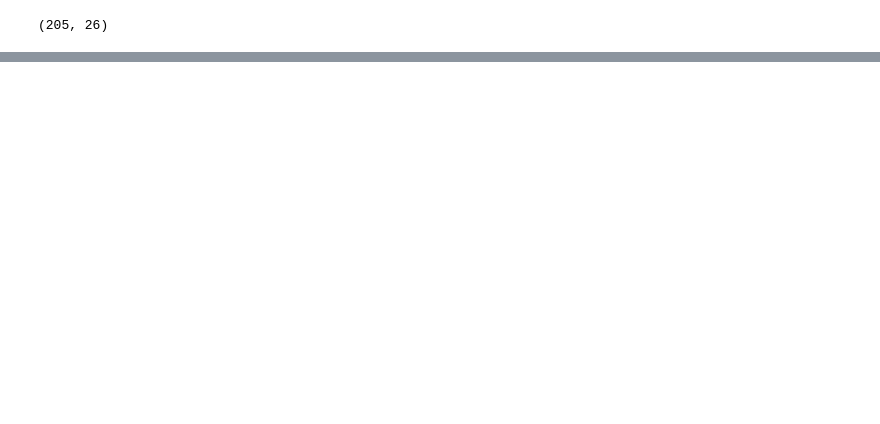
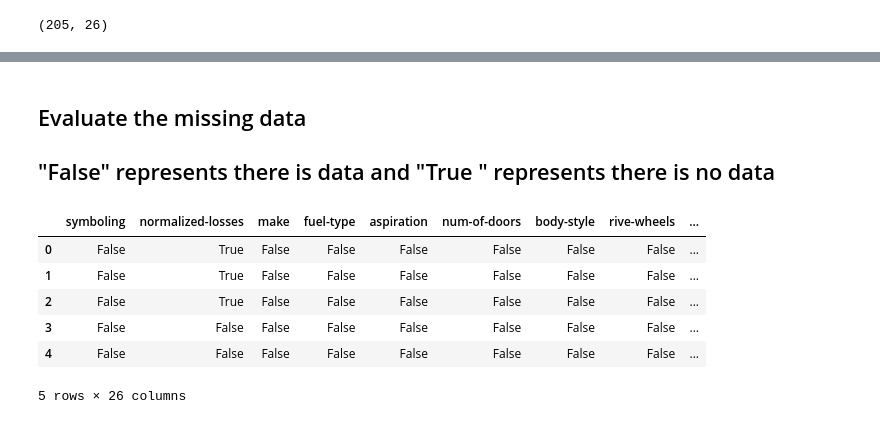
Before and after one commit to AbenaTank/DataSciencea, a Jupyter notebook: class1-checkpoint.ipynb, the cells around one changed output, grey strips where cells are left out. Drawn from its saved outputs; the diff is of its cells as text; code cells hidden in the pictures; blank space fills up the shorter version.

Commit message:
data wrangling

```diff
--- a/class1-checkpoint.ipynb
+++ b/class1-checkpoint.ipynb
@@ -104,0 +153,14 @@ df2.shape
+# %% [markdown]
+## Evaluate the missing data
+## "False" represents there is data  and "True " represents there is no data
+# %%
+missingdata=df2.isnull()
+missingdata.head()
+# %% [output]
+|  | symboling | normalized-losses | make | fuel-type | aspiration | num-of-doors | body-style | rive-wheels | ... |
+| 0 | False | True | False | False | False | False | False | False | ... |
+| 1 | False | True | False | False | False | False | False | False | ... |
+| 2 | False | True | False | False | False | False | False | False | ... |
+| 3 | False | False | False | False | False | False | False | False | ... |
+| 4 | False | False | False | False | False | False | False | False | ... |
+5 rows × 26 columns
```
Also changed, not shown: parts of 21 cells of this notebook.
